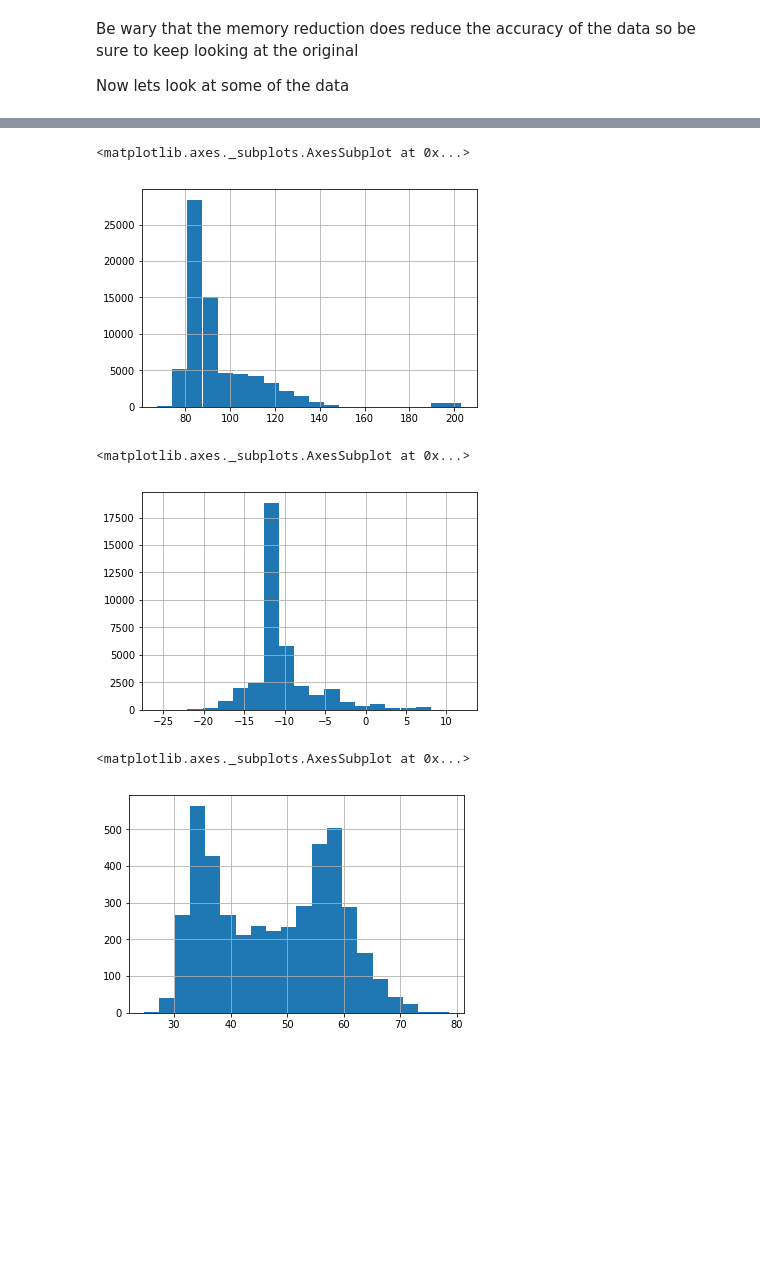
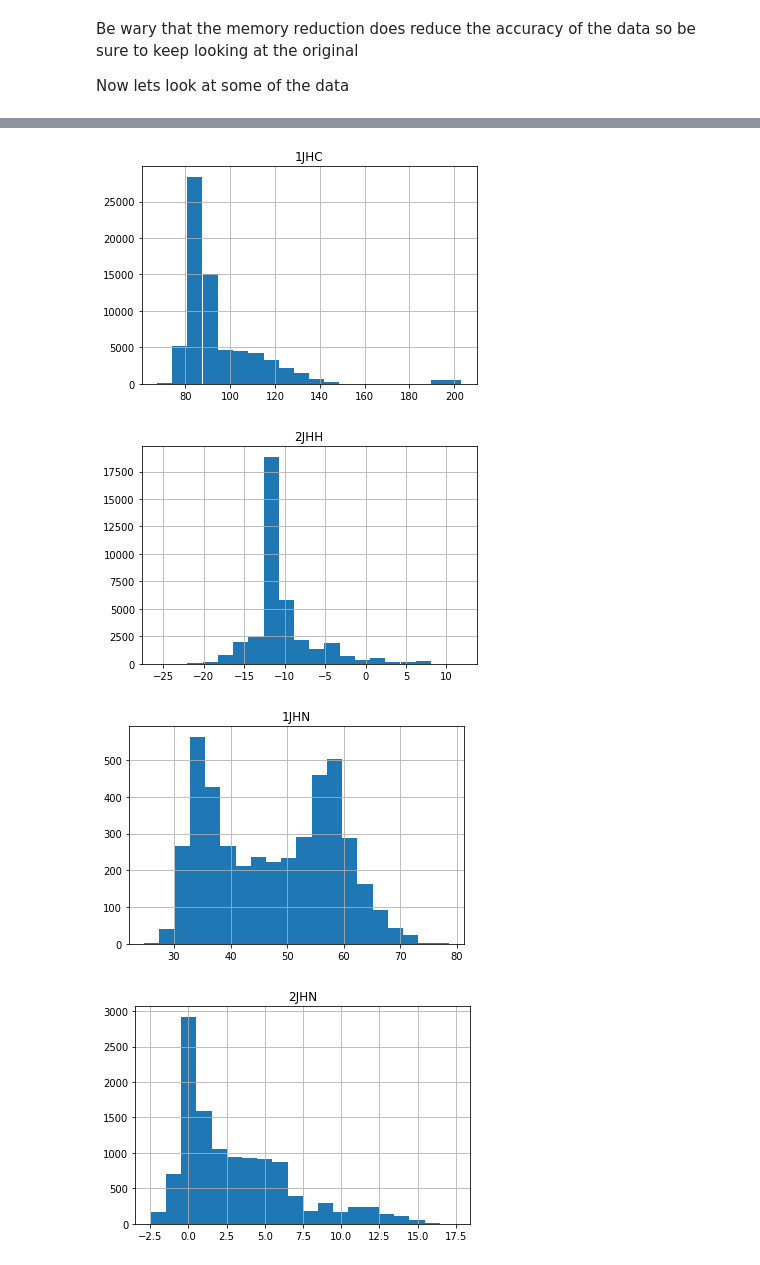
Before and after one commit to christopherm99/kaggle_scalar_coupling_constant, a Jupyter notebook: Kaggle Scalar Coupling Challenge.ipynb, the cells around one changed output, grey strips where cells are left out. Drawn from its saved outputs; the diff is of its cells as text; code cells hidden in the pictures; blank space fills up the shorter version.

Commit message:
updated graphs

```diff
--- a/Kaggle Scalar Coupling Challenge.ipynb
+++ b/Kaggle Scalar Coupling Challenge.ipynb
@@ -139,15 +134,11 @@ array(['1JHC', '2JHH', '1JHN', '2JHN', '2JHC', '3JHH', '3JHC', '3JHN'],
-# %%
-df_train['scalar_coupling_constant'][(df_train.type == '1JHC')][::10].hist(bins=20)
-# %% [output]
-<matplotlib.axes._subplots.AxesSubplot at 0x...>
-[figure, removed]
-# %%
-df_train['scalar_coupling_constant'][(df_train.type == '2JHH')][::10].hist(bins=20)
-# %% [output]
-<matplotlib.axes._subplots.AxesSubplot at 0x...>
-[figure, removed]
-# %%
-df_train['scalar_coupling_constant'][(df_train.type == '1JHN')][::10].hist(bins=20)
-# %% [output]
-<matplotlib.axes._subplots.AxesSubplot at 0x...>
-[figure, removed]
+# %%
+types = df_train['type'].unique()
+for i in range(df_train['type'].nunique()):
+    t = types[i]
+    plt.title(t)
+    plt.show(df_train['scalar_coupling_constant'][(df_train.type == t)][::10].hist(bins=20))
+# %% [output]
+[figure, added]
+[figure, added]
+[figure, added]
+[figure, added]
```
Also changed, not shown: parts of 5 cells of this notebook.
